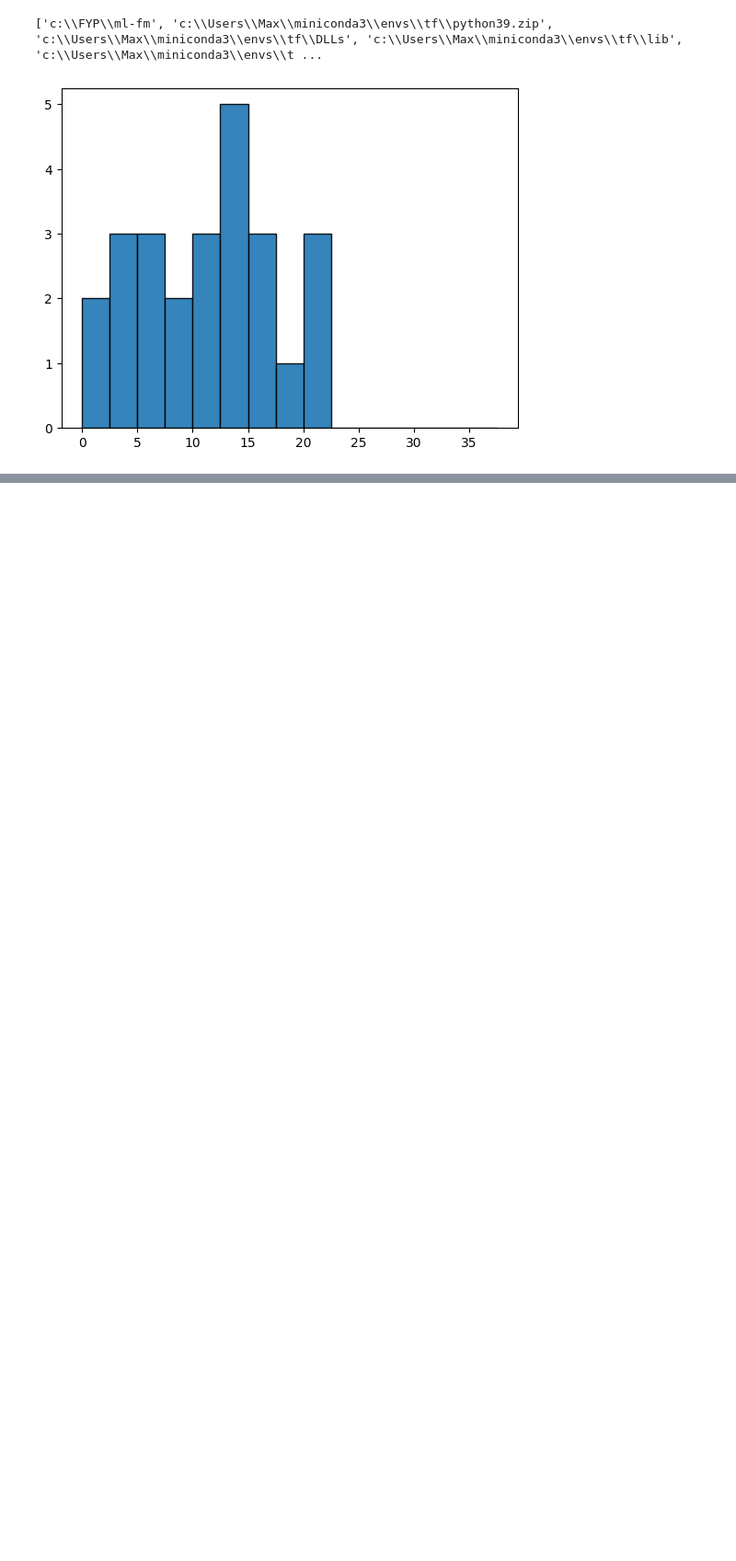
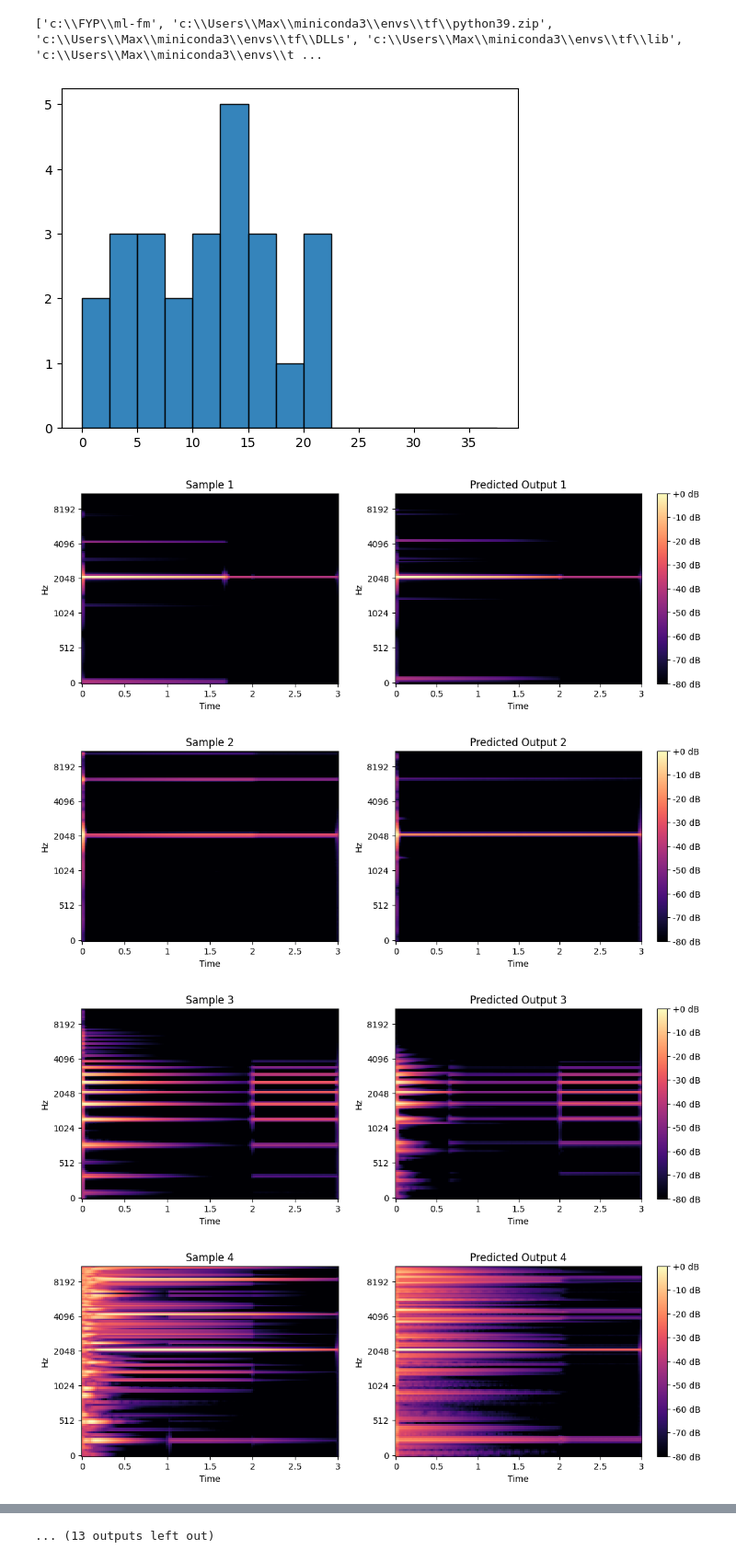
Before and after one commit to GodofPumpkins/ml-fm, a Jupyter notebook: ml-fm.ipynb, the cells around one changed output, grey strips where cells are left out. Shown at 92% size. Saved outputs shown, nothing was run; the diff lists cells and outputs as text; code cells hidden in the pictures; blank space fills up the shorter version.

Commit message:
add spectrogram generating code

```diff
--- a/ml-fm.ipynb
+++ b/ml-fm.ipynb
@@ -983,3 +985,39 @@ evaluation.plot_hist([0], 'mean_abs_error', bins)
 # %% [output]
 ['c:\\FYP\\ml-fm', 'c:\\Users\\Max\\miniconda3\\envs\\tf\\python39.zip', 'c:\\Users\\Max\\miniconda3\\envs\\tf\\DLLs', 'c:\\Users\\Max\\miniconda3\\envs\\tf\\lib', 'c:\\Users\\Max\\miniconda3\\envs\\t ...
 [figure]
+# %%
+# create spectrogram comparisons of input and output audio files
+
+import librosa as lb
+import numpy as np
+import matplotlib.pyplot as plt
+for i in range(25):
+    y_o, sr = lb.load('./evaluation_6op/audio/output_' + str(i) + '.wav')
+    S_o = lb.feature.melspectrogram(y=y_o, sr=sr)
+    y_pred, sr = lb.load('./evaluation_6op/nsga/nsga_prediction_' + str(i) + '.wav')
+    S_pred = lb.feature.melspectrogram(y=y_pred, sr=sr)
+
+    fig, (ax1, ax2) = plt.subplots(1, 2, width_ratios=[1, 1.2])
+    fig.set_figwidth(13)
+    fig.set_figheight(4)
+    S_dB = lb.power_to_db(S_o, ref=np.max)
+    img1 = lb.display.specshow(S_dB, x_axis='time',
+                            y_axis='mel', sr=sr,
+                            fmax=sr/2, ax=ax1)
+    ax1.set(title='Sample ' + str(i + 1))
+
+    S_dB = lb.power_to_db(S_pred, ref=np.max)
+    img2 = lb.display.specshow(S_dB, x_axis='time',
+                            y_axis='mel', sr=sr,
+                            fmax=sr/2, ax=ax2)
+    fig.colorbar(img2, ax=ax2, format='%+2.0f dB')
+    ax2.set(title='Predicted Output ' + str(i + 1))
+
+    fig.show()
+
+    fig.savefig('evaluation_6op/plots/output_' + str(i) + '.png', bbox_inches="tight")
+# %% [output]
+[figure, added]
+[figure, added]
+[figure, added]
+[figure, added]
@@ -985,0 +1032 @@ evaluation.plot_hist([0], 'mean_abs_error', bins)
+... (13 outputs left out)
```
Also changed, not shown: parts of 3 cells of this notebook.
